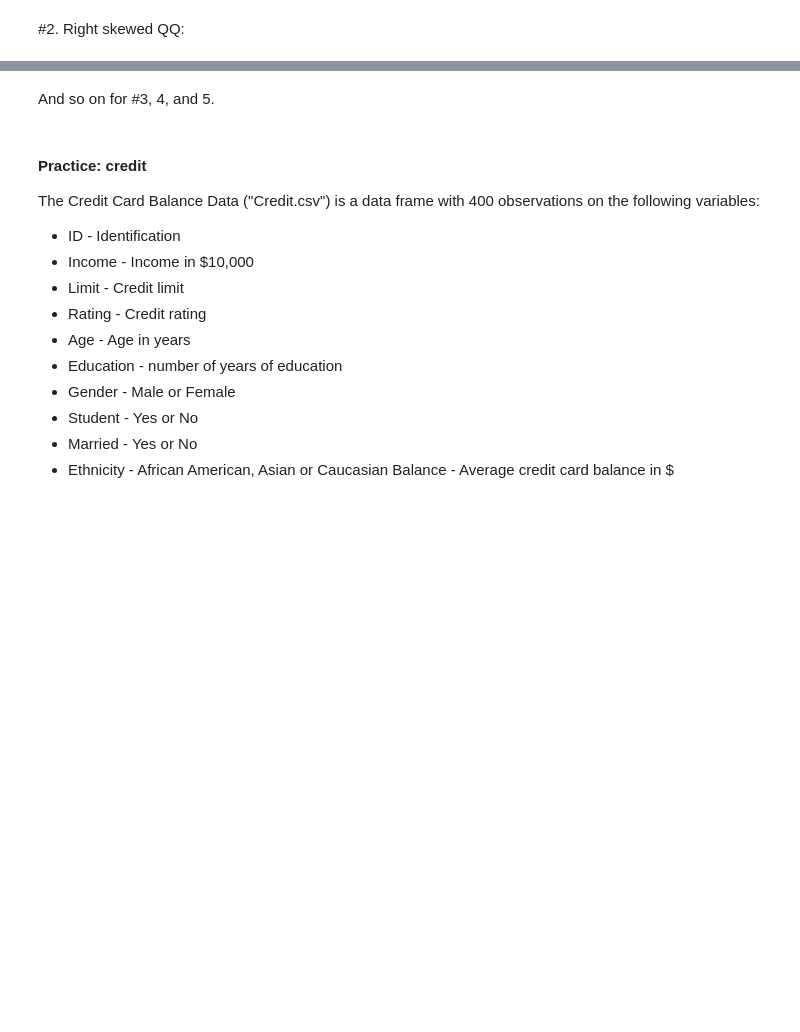
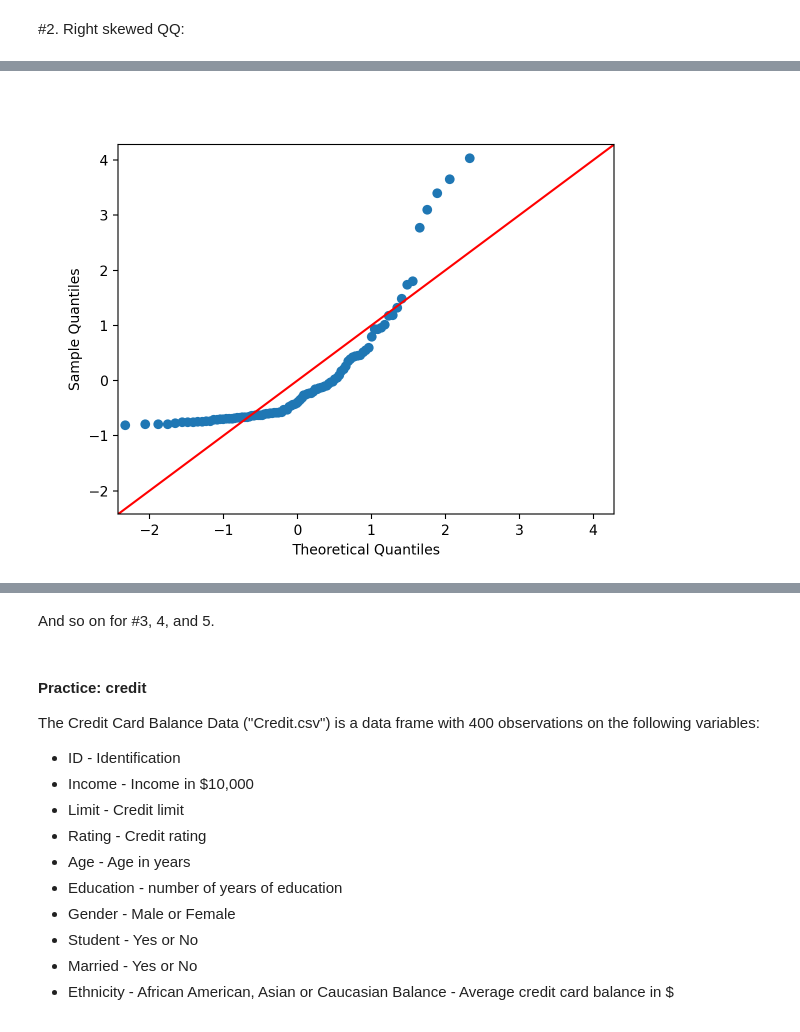
Before and after one commit to codycarroll/regression_f24, a Jupyter notebook: Code/SLR_in_python.ipynb, the cells around one changed output, grey strips where cells are left out. Saved outputs shown, nothing was run; the diff lists cells and outputs as text; code cells hidden in the pictures; blank space fills up the shorter version.

```diff
--- a/Code/SLR_in_python.ipynb
+++ b/Code/SLR_in_python.ipynb
@@ -730,0 +731,4 @@ SyntaxError: invalid syntax (2835131398.py, line 9)
+# %%
+sm.qqplot(model.resid / np.std(model.resid), line = '45')
+# %% [output]
+[figure, added]
```
Also changed, not shown: parts of 15 cells of this notebook, 4 other files.
